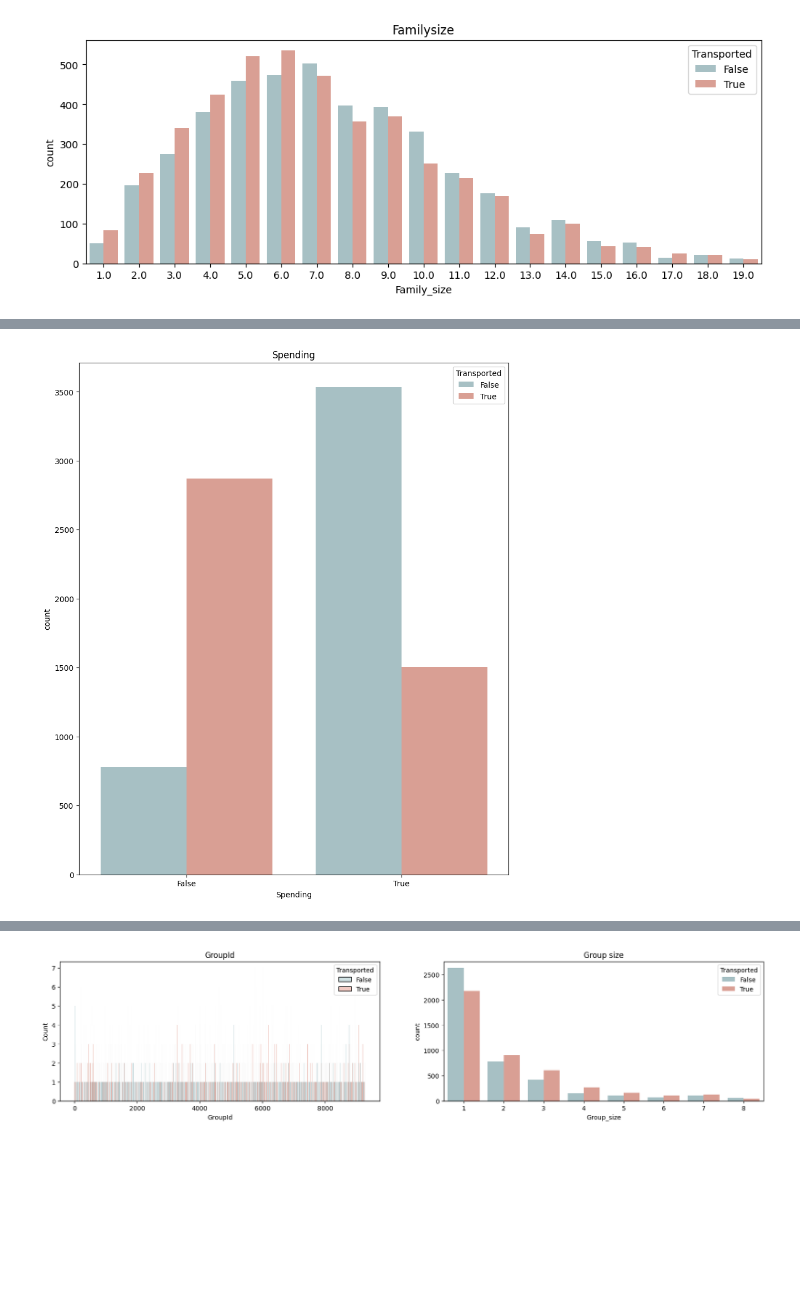
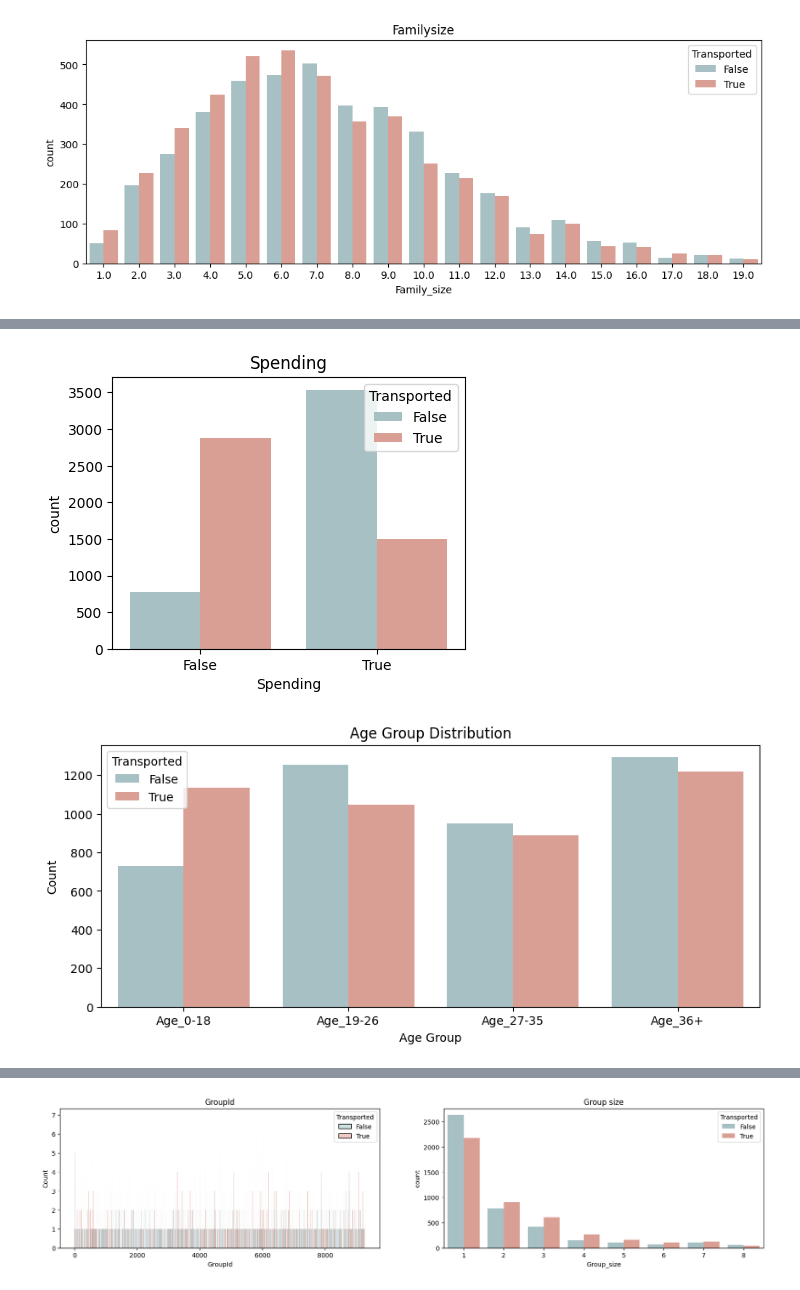
Before and after one commit to Elliefffish/ml-final-Stitanic, a Jupyter notebook: 「ml_final_project_ipynb」的副本.ipynb, the cells around one changed output, grey strips where cells are left out. Cells and saved outputs as stored; diff of their text form; code cells hidden in the pictures; blank space fills up the shorter version.

```diff
--- a/「ml_final_project_ipynb」的副本.ipynb
+++ b/「ml_final_project_ipynb」的副本.ipynb
@@ -339,14 +317,8 @@ plt.show()
 # Plot distribution of new features
 plt.subplot(3,1,2)
 sns.histplot(data=passenger, x='Cabin_num', hue='Transported',binwidth=20)
-for i in range(400, 2000, 400):
+for i in range(300, 1800, 300):
     plt.vlines(i, ymin=0, ymax=200, color='black')
 plt.title('Cabin number')
 plt.xlim([0,2000])
-
-plt.subplot(3,1,3)
-sns.countplot(data=passenger, x='Cabin_side', hue='Transported')
-plt.title('Cabin side')
-fig.tight_layout()
-plt.show()
 # %% [output]
@@ -387,8 +360,8 @@ tmp['Transported'] = passenger.loc[passenger['Cabin_deck'] == 'A', 'Transported'
 # %%
 #---------- 處理 HomePlanet - Train ----------#
 # Replace NaN's with outliers for now (so we can split feature)
-passenger['Name'].fillna('Unknown Unknown', inplace=True)
-passenger_test['Name'].fillna('Unknown Unknown', inplace=True)
+##passenger['Name'].fillna('Unknown Unknown', inplace=True)
+#passenger_test['Name'].fillna('Unknown Unknown', inplace=True)
 
 # Name -> FirstName, LastName
 # HomePlanet 的 NAN 會參考 LastName 設定值
@@ -414,25 +387,26 @@ for i in passenger_test[passenger_test.HomePlanet.isna()].index:
         passenger_test.loc[i, 'HomePlanet'] = HomePlanet.iloc[0]
 # %%
 
+# New feature - Family size
+passenger['Family_size'] = passenger['LastName'].map(lambda x: pd.concat([passenger['LastName'], passenger_test['LastName']]).value_counts()[x] if pd.notna(x) else np.nan)
+passenger_test['Family_size'] = passenger_test['LastName'].map(lambda x: pd.concat([passenger['LastName'], passenger_test['LastName']]).value_counts()[x] if pd.notna(x) else np.nan)
 
-# New feature - Family size
-passenger['Family_size']=passenger['LastName'].map(lambda x: pd.concat([passenger['LastName'],passenger_test['LastName']]).value_counts()[x])
-passenger_test['Family_size']=passenger_test['LastName'].map(lambda x: pd.concat([passenger['LastName'],passenger_test['LastName']]).value_counts()[x])
 
 # Put Nan's back in (we will fill these later)
-passenger.loc[passenger['LastName']=='Unknown','LastName']=np.nan
-passenger.loc[passenger['Family_size']>100,'Family_size']=np.nan
-passenger_test.loc[passenger_test['LastName']=='Unknown','LastName']=np.nan
-passenger_test.loc[passenger_test['Family_size']>100,'Family_size']=np.nan
-
-# Drop name (we don't need it anymore)
-#train.drop('Name', axis=1, inplace=True)
-#test.drop('Name', axis=1, inplace=True)
+#passenger.loc[passenger['LastName']=='Unknown','LastName']=np.nan
+#passenger.loc[passenger['Family_size']>100,'Family_size']=np.nan
+#passenger_test.loc[passenger_test['LastName']=='Unknown','LastName']=np.nan
+#passenger_test.loc[passenger_test['Family_size']>100,'Family_size']=np.nan
 
 # New feature distribution
 plt.figure(figsize=(12,4))
 sns.countplot(data=passenger, x='Family_size', hue='Transported')
 plt.title('Familysize')
+plt.show()
+
+# Median family size
+median_family_size = passenger['Family_size'].median()
+print(f"The median family size is: {median_family_size}")
 # %% [output]
 Text(0.5, 1.0, 'Familysize')
 [figure]
@@ -457,15 +421,15 @@ passenger_test['Family_size'] = passenger_test['Family_size'].astype('category')
 # %%
 passenger['Expenditure'] = passenger[["RoomService", "FoodCourt", "ShoppingMall", "Spa", "VRDeck"]].sum(axis=1)
 passenger['Spending'] = (passenger['Expenditure']!=0).astype('bool')
 passenger_test['Expenditure'] = passenger_test[["RoomService", "FoodCourt", "ShoppingMall", "Spa", "VRDeck"]].sum(axis=1)
 passenger_test['Spending'] = (passenger_test['Expenditure']!=0).astype('bool')
 fig=plt.figure(figsize=(10,12))
 
-plt.subplot(1,1,1)
+plt.subplot(3,2,2)
 sns.countplot(data=passenger, x='Spending', hue='Transported')
 plt.title('Spending')
 plt.show()
 # %% [output]
-[figure, old version]
+[figure, new version]
 # %%
 #---------- 處理 CryoSleep - Train ----------#
@@ -494,3 +456,12 @@ def create_age_group(data):
 # Apply the new age group function to train and test datasets
 create_age_group(passenger)
 create_age_group(passenger_test)
+# Plot the distribution of the new age groups
+plt.figure(figsize=(10, 4))
+g = sns.countplot(data=passenger, x='Age_group', hue='Transported', order=['Age_0-18', 'Age_19-26', 'Age_27-35', 'Age_36+'])
+plt.title('Age Group Distribution')
+plt.xlabel('Age Group')
+plt.ylabel('Count')
+plt.show()
+# %% [output]
+[figure, added]
```
Also changed, not shown: parts of 40 cells of this notebook.
